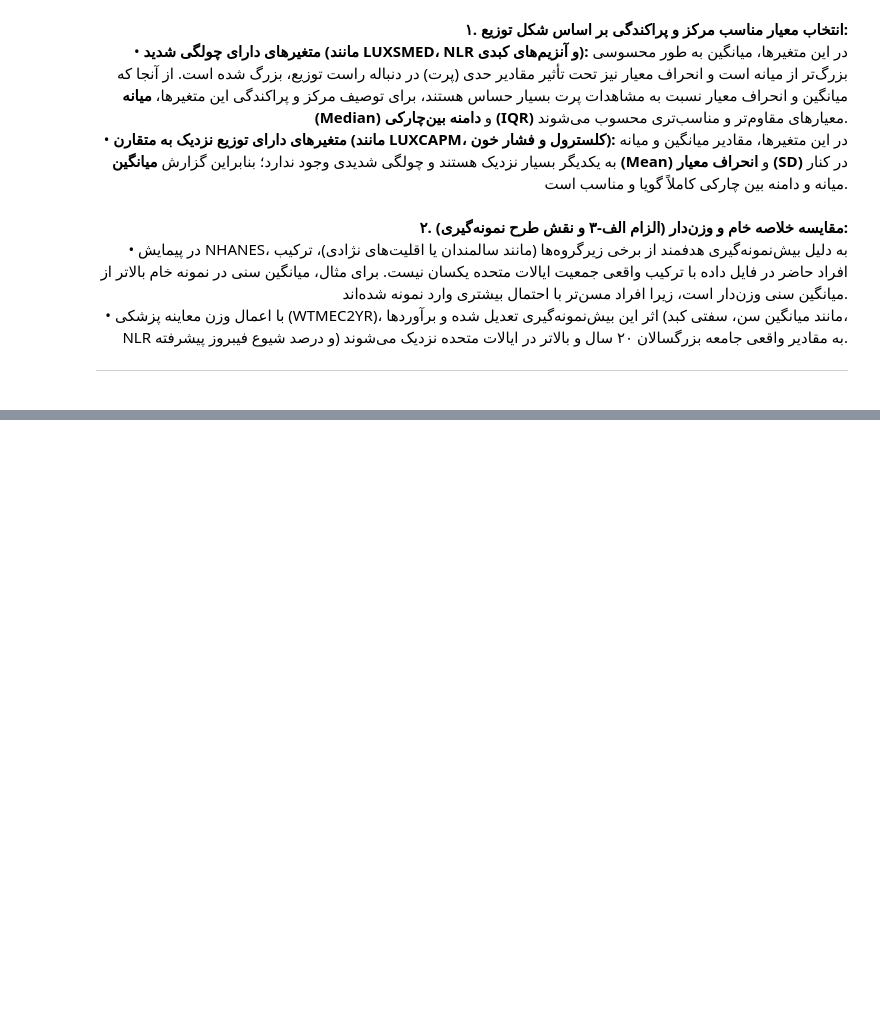
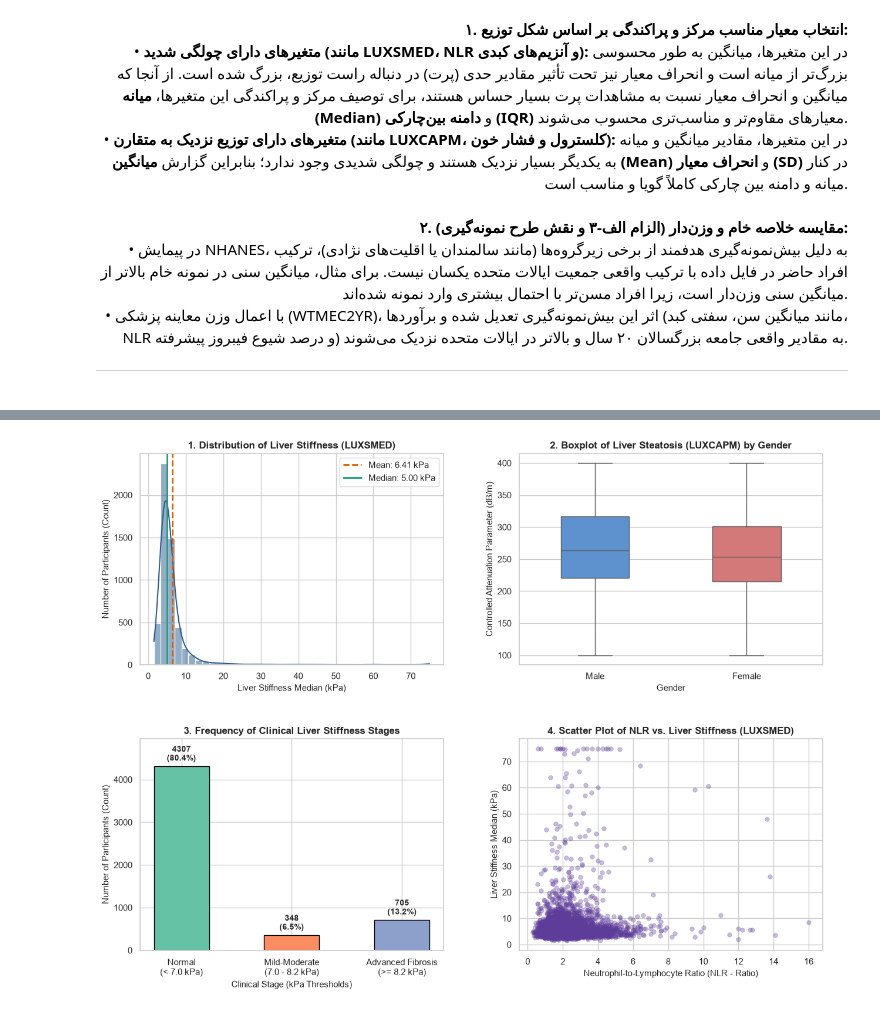
Before and after one commit to AtenaNouri/Statistics-Project, a Jupyter notebook: notebooks/phase1.ipynb, the cells around one changed output, grey strips where cells are left out. Drawn from its saved outputs; the diff is of its cells as text; code cells hidden in the pictures; blank space fills up the shorter version.

```diff
--- a/notebooks/phase1.ipynb
+++ b/notebooks/phase1.ipynb
@@ -369,0 +383,64 @@ print(f"\u202bدرصد فیبروز پیشرفته (>= 8.2 kPa) - خام: {unw_p
+# %%
+import matplotlib.pyplot as plt
+import seaborn as sns
+
+# تعیین قالب و پس زمینه نمودارها
+sns.set_theme(style="whitegrid")
+
+fig, axes = plt.subplots(2, 2, figsize=(15, 11))
+plt.subplots_adjust(hspace=0.35, wspace=0.25)
+
+# ۱. نمودار اول: هیستوگرام توزیع سفتی کبد (متغیر کمی پیوسته)
+ax1 = axes[0, 0]
+sns.histplot(df_clean["LUXSMED"], bins=40, kde=True, color="#2b5c8f", ax=ax1)
+ax1.axvline(df_clean["LUXSMED"].mean(), color="#d95f02", linestyle="--", linewidth=2, label=f"Mean: {df_clean['LUXSMED'].mean():.2f} kPa")
+ax1.axvline(df_clean["LUXSMED"].median(), color="#1b9e77", linestyle="-", linewidth=2, label=f"Median: {df_clean['LUXSMED'].median():.2f} kPa")
+ax1.set_title("1. Distribution of Liver Stiffness (LUXSMED)", fontsize=12, fontweight="bold")
+ax1.set_xlabel("Liver Stiffness Median (kPa)", fontsize=11)
+ax1.set_ylabel("Number of Participants (Count)", fontsize=11)
+ax1.legend()
+
+# ۲. نمودار دوم: نمودار جعبه‌ای شاخص چربی کبد بر حسب جنسیت (نمایش مرکز، پراکندگی و نقاط پرت)
+ax2 = axes[0, 1]
+df_clean["Gender_Label"] = df_clean["RIAGENDR"].map({1.0: "Male", 2.0: "Female"})
+sns.boxplot(
+    data=df_clean, x="Gender_Label", y="LUXCAPM",
+    hue="Gender_Label", palette=["#4a90e2", "#e26a6a"], legend=False, width=0.45, ax=ax2
+)
+ax2.set_title("2. Boxplot of Liver Steatosis (LUXCAPM) by Gender", fontsize=12, fontweight="bold")
+ax2.set_xlabel("Gender", fontsize=11)
+ax2.set_ylabel("Controlled Attenuation Parameter (dB/m)", fontsize=11)
+
+# ۳. نمودار سوم: نمودار میله‌ای طبقه‌بندی بالینی سفتی کبد (متغیر طبقه‌ای ترتیبی)
+ax3 = axes[1, 0]
+fib_bins = [0, 7.0, 8.2, np.inf]
+fib_labels = ["Normal\n(< 7.0 kPa)", "Mild-Moderate\n(7.0 - 8.2 kPa)", "Advanced Fibrosis\n(>= 8.2 kPa)"]
+fib_series = pd.cut(df_clean["LUXSMED"], bins=fib_bins, labels=fib_labels, right=False)
+fib_counts = fib_series.value_counts().reindex(fib_labels)
+fib_pcts = (fib_counts / len(df_clean)) * 100
+
+bars = ax3.bar(fib_labels, fib_counts, color=["#66c2a5", "#fc8d62", "#8da0cb"], width=0.5, edgecolor="black")
+ax3.set_title("3. Frequency of Clinical Liver Stiffness Stages", fontsize=12, fontweight="bold")
+ax3.set_xlabel("Clinical Stage (kPa Thresholds)", fontsize=11)
+ax3.set_ylabel("Number of Participants (Count)", fontsize=11)
+ax3.set_ylim(0, max(fib_counts) * 1.15)
+
+for bar, pct in zip(bars, fib_pcts):
+    height = bar.get_height()
+    ax3.text(bar.get_x() + bar.get_width() / 2., height + 80, f"{int(height)}\n({pct:.1f}%)", ha="center", va="bottom", fontsize=10, fontweight="bold")
+
+# ۴. نمودار چهارم: نمودار پراکنش دو متغیر کمی اصلی (NLR و سفتی کبد)
+ax4 = axes[1, 1]
+sns.scatterplot(
+    data=df_clean, x="NLR", y="LUXSMED",
+    alpha=0.35, color="#5e3c99", edgecolor=None, s=30, ax=ax4
+)
+ax4.set_title("4. Scatter Plot of NLR vs. Liver Stiffness (LUXSMED)", fontsize=12, fontweight="bold")
+ax4.set_xlabel("Neutrophil-to-Lymphocyte Ratio (NLR - Ratio)", fontsize=11)
+ax4.set_ylabel("Liver Stiffness Median (kPa)", fontsize=11)
+
+# ذخیره مستقیم در پوشه figures موجود
+plt.savefig("../figures/phase1_visualizations.png", dpi=300, bbox_inches="tight")
+plt.show()
+# %% [output]
+[figure, added]
```
Also changed, not shown: parts of 2 cells of this notebook.
